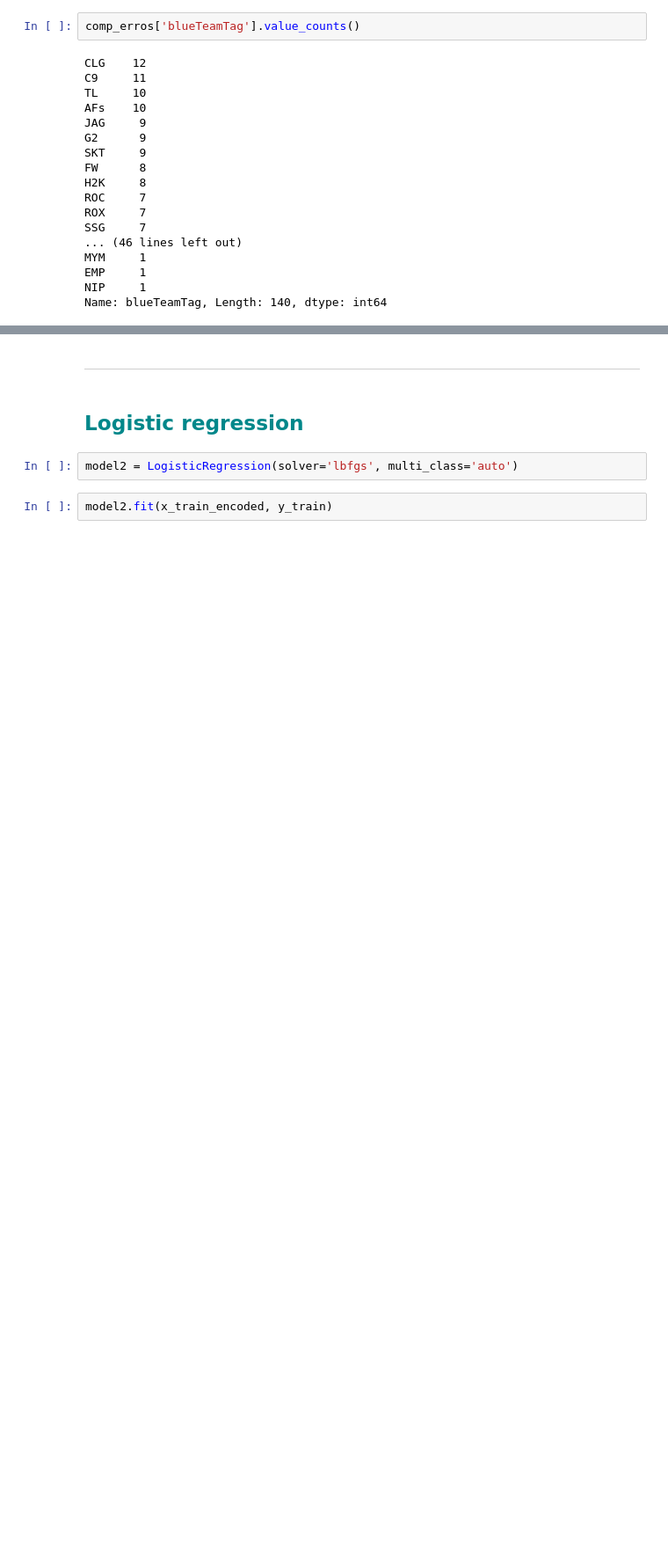
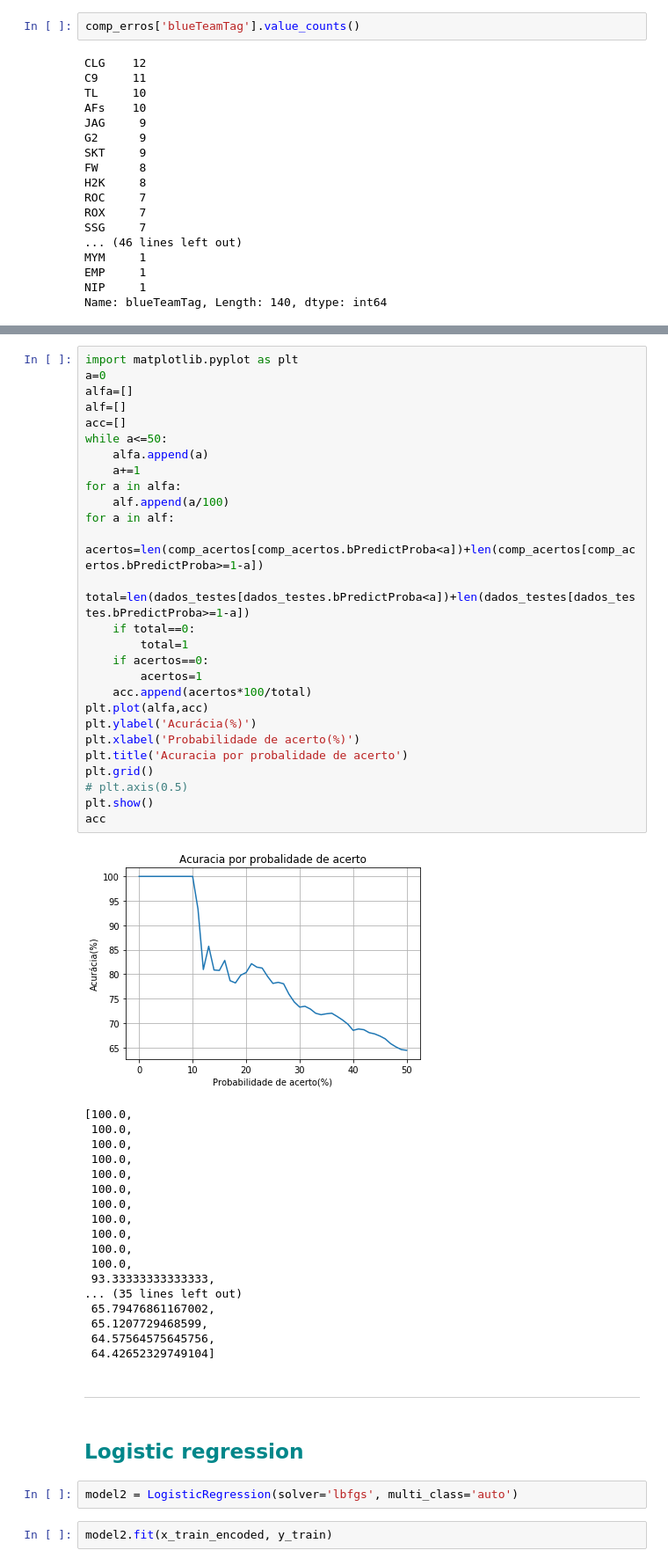
Before and after one commit to Amanda-Carmo/Projeto3_cdados, a Jupyter notebook: Main.ipynb, the cells around one changed output, grey strips where cells are left out. Shown: that part at 88% size. Saved outputs shown, nothing was run; the diff lists cells and outputs as text; blank space fills up the shorter version.

Commit message:
Grafico de acurácia por precisão

```diff
--- a/Main.ipynb
+++ b/Main.ipynb
@@ -543,3 +525,49 @@ alf
+# %%
+import matplotlib.pyplot as plt
+a=0
+alfa=[]
+alf=[]
+acc=[]
+while a<=50:
+    alfa.append(a)
+    a+=1
+for a in alfa:
+    alf.append(a/100)
+for a in alf:
+    acertos=len(comp_acertos[comp_acertos.bPredictProba<a])+len(comp_acertos[comp_acertos.bPredictProba>=1-a])
+    total=len(dados_testes[dados_testes.bPredictProba<a])+len(dados_testes[dados_testes.bPredictProba>=1-a])
+    if total==0:
+        total=1
+    if acertos==0:
+        acertos=1
+    acc.append(acertos*100/total)
+plt.plot(alfa,acc)
+plt.ylabel('Acurácia(%)')
+plt.xlabel('Probabilidade de acerto(%)')
+plt.title('Acuracia por probalidade de acerto')
+plt.grid()
+# plt.axis(0.5)
+plt.show()
+acc
+# %% [output]
+[figure, added]
+[100.0,
+ 100.0,
+ 100.0,
+ 100.0,
+ 100.0,
+ 100.0,
+ 100.0,
+ 100.0,
+ 100.0,
+ 100.0,
+ 100.0,
+ 93.33333333333333,
+... (35 lines left out)
+ 65.79476861167002,
+ 65.1207729468599,
+ 64.57564575645756,
+ 64.42652329749104]
 # %% [markdown]
 ___
 # %% [markdown]
```
Also changed, not shown: parts of 7 cells of this notebook.
